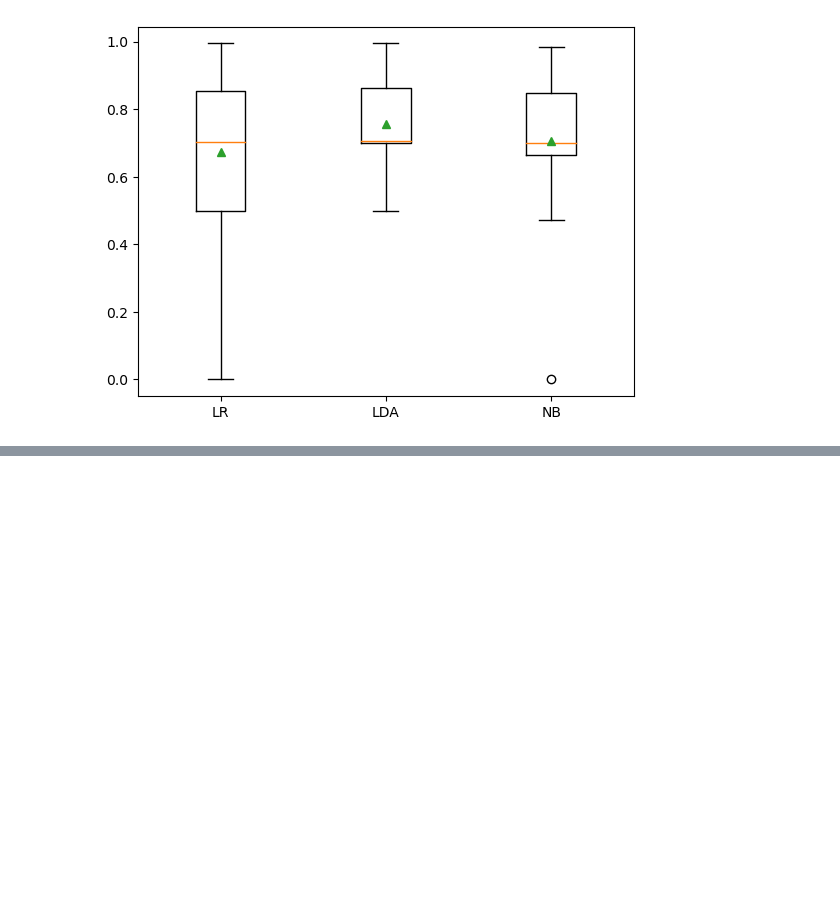
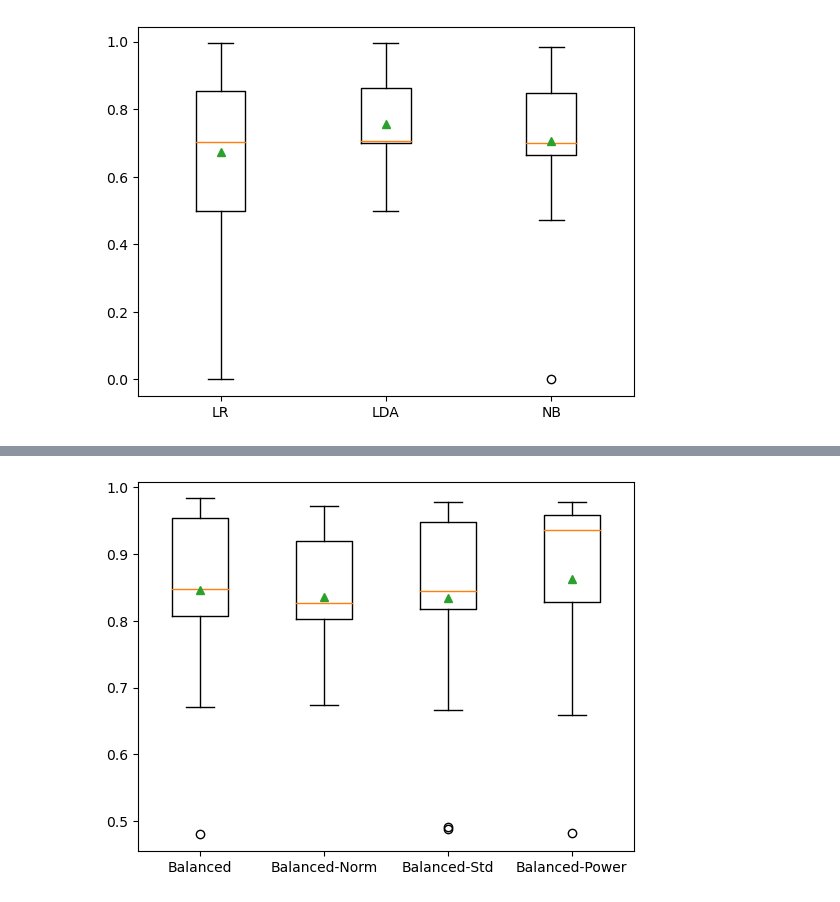
Before and after one commit to MaukanMir/Imbalanced-Classification-Project, a Jupyter notebook: Oil-Spill-Classification.ipynb, the cells around one changed output, grey strips where cells are left out. Cells and saved outputs as stored; diff of their text form; code cells hidden in the pictures; blank space fills up the shorter version.

Commit message:
Model eval method

```diff
--- a/Oil-Spill-Classification.ipynb
+++ b/Oil-Spill-Classification.ipynb
@@ -176,0 +179,81 @@ pyplot.show()
+# %%
+# compare balanced logistic regression on the oil spill dataset
+from numpy import mean
+from numpy import std
+from pandas import read_csv
+from matplotlib import pyplot
+from sklearn.preprocessing import LabelEncoder
+from sklearn.model_selection import cross_val_score
+from sklearn.model_selection import RepeatedStratifiedKFold
+from sklearn.metrics import make_scorer
+from sklearn.linear_model import LogisticRegression
+from imblearn.metrics import geometric_mean_score
+from sklearn.pipeline import Pipeline
+from sklearn.preprocessing import StandardScaler
+from sklearn.preprocessing import MinMaxScaler
+from sklearn.preprocessing import PowerTransformer
+
+def load_dataset(full_path):
+  # load the dataset as a numpy array
+  data = read_csv(full_path, header=None)
+  # drop unused columns
+  data.drop(22, axis=1, inplace=True)
+  data.drop(0, axis=1, inplace=True)
+  # retrieve numpy array
+  data = data.values
+  # split into input and output elements
+  X, y = data[:, :-1], data[:, -1]
+  # label encode the target variable to have the classes 0 and 1
+  y = LabelEncoder().fit_transform(y)
+  return X, y
+
+# evaluate a model
+def evaluate_model(X, y, model):
+  # define evaluation procedure
+  cv = RepeatedStratifiedKFold(n_splits=10, n_repeats=3, random_state=1)
+  # define the model evaluation the metric
+  metric = make_scorer(geometric_mean_score)
+  # evaluate model
+  scores = cross_val_score(model, X, y, scoring=metric, cv=cv, n_jobs=-1)
+  return scores
+
+# define models to test
+def get_models():
+  models, names = list(), list()
+  # LR Balanced
+  models.append(LogisticRegression(solver='liblinear', class_weight='balanced'))
+  names.append('Balanced')
+  # LR Balanced + Normalization
+  steps = [('t',MinMaxScaler()), ('m', LogisticRegression(solver='liblinear',
+  class_weight='balanced'))]
+  models.append(Pipeline(steps=steps))
+  names.append('Balanced-Norm')
+  # LR Balanced + Standardization
+  steps = [('t',StandardScaler()), ('m', LogisticRegression(solver='liblinear',
+  class_weight='balanced'))]
+  models.append(Pipeline(steps=steps))
+  names.append('Balanced-Std')
+  # LR Balanced + Power
+  steps = [('t1',MinMaxScaler()), ('t2',PowerTransformer()), ('m', LogisticRegression(solver='liblinear', class_weight='balanced'))]
+  models.append(Pipeline(steps=steps))
+  names.append('Balanced-Power')
+  return models, names
+
+# define the location of the dataset
+full_path =  PATH + FILE_NAME
+# load the dataset
+X, y = load_dataset(full_path) # define models
+models, names = get_models()
+# evaluate each model
+results = list()
+
+for i in range(len(models)):
+  # evaluate the model and store results
+  scores = evaluate_model(X, y, models[i])
+  results.append(scores)
+  # summarize and store
+  print('>%s %.3f (%.3f)' % (names[i], mean(scores), std(scores)))
+# plot the results
+pyplot.boxplot(results, labels=names, showmeans=True)
+pyplot.show()
+# %% [output]
@@ -176,0 +264 @@ pyplot.show()
+[figure, added]
```
Also changed, not shown: parts of 2 cells of this notebook.
